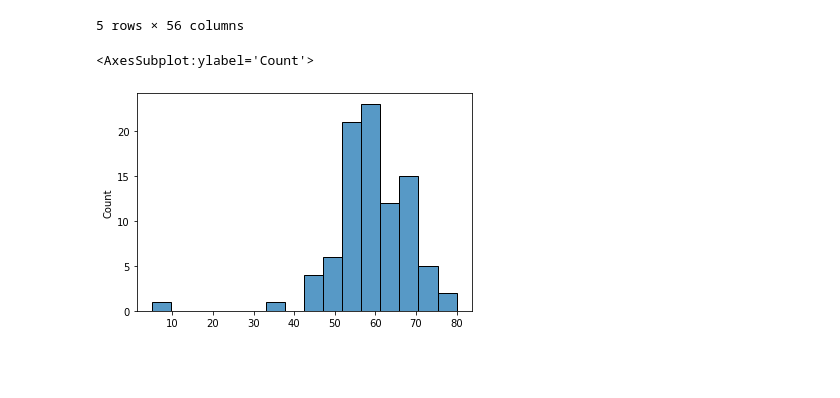
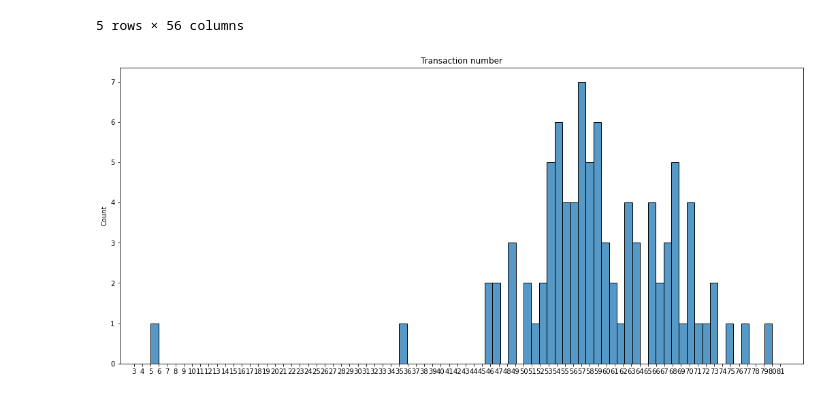
Before and after one commit to PavelSyr/da_karpov.cources, a Jupyter notebook: analitycs/01_python/5_time_and_tables/mini_project/lesson_5_miniproject.ipynb, the cells around one changed output. Drawn from its saved outputs; the diff is of its cells as text; code cells hidden in the pictures; blank space fills up the shorter version.

```diff
--- a/analitycs/01_python/5_time_and_tables/mini_project/lesson_5_miniproject.ipynb
+++ b/analitycs/01_python/5_time_and_tables/mini_project/lesson_5_miniproject.ipynb
@@ -218,7 +218,9 @@ user_vs_true_minute_pivot.head()
 | 4 | 2.0 | 0.0 | 0.0 | 2.0 | 1.0 | ... |
 5 rows × 56 columns
 # %%
-sns.histplot(user_vs_true_minute_pivot.sum(axis=1))
+plt.figure(figsize=(18,8))
+g = sns.histplot(user_vs_true_minute_pivot.sum(axis=1), bins=80)
+g.set_xticks(user_vs_true_minute_pivot.index[3:-8]);
+g.set_title('Transaction number');
 # %% [output]
-<AxesSubplot:ylabel='Count'>
-[figure, old version]
+[figure, new version]
```
